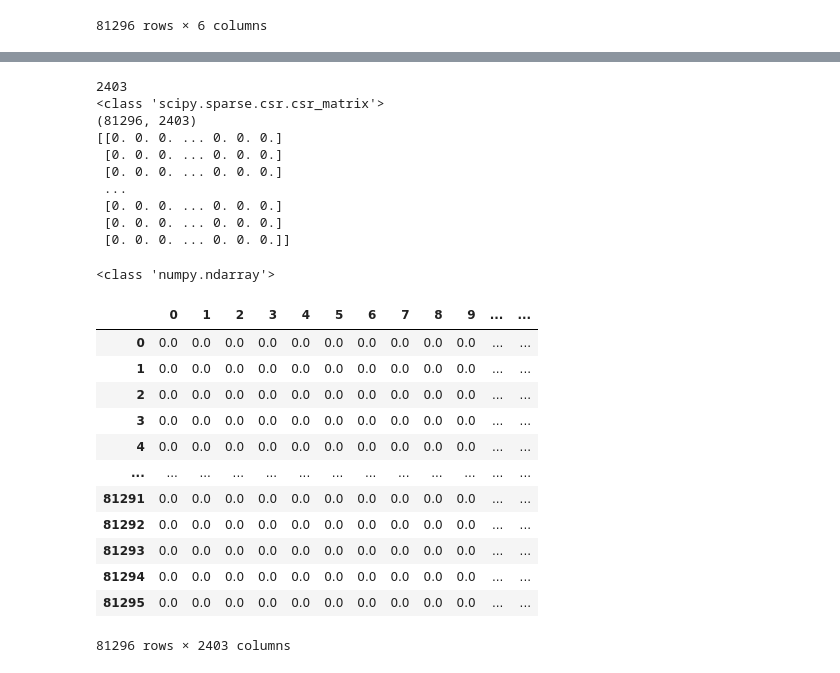
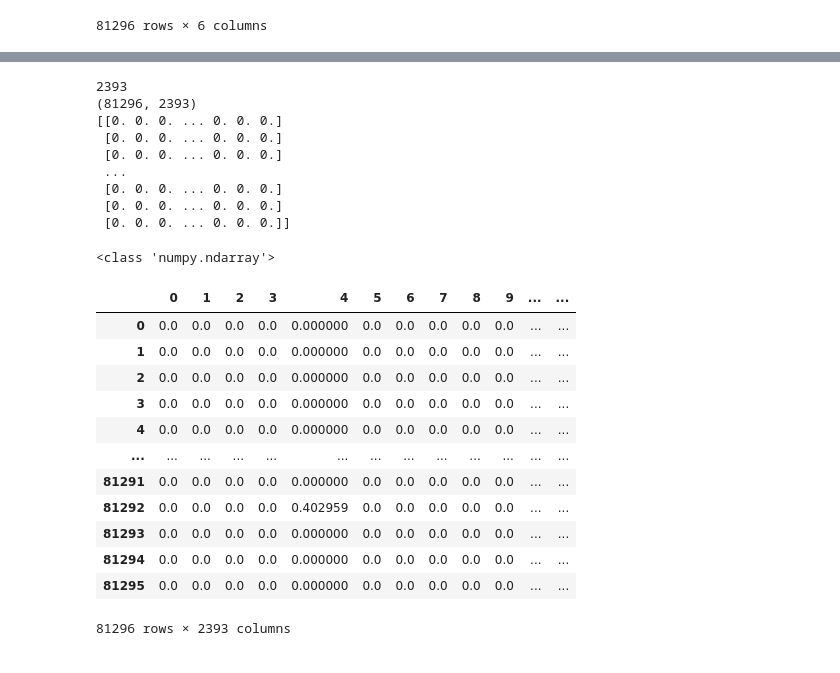
Before and after one commit to slowisfast2030/golden_data, a Jupyter notebook: feature_tfidf.ipynb, the cells around one changed output, grey strips where cells are left out. Saved outputs shown, nothing was run; the diff lists cells and outputs as text; code cells hidden in the pictures.

```diff
--- a/feature_tfidf.ipynb
+++ b/feature_tfidf.ipynb
@@ -50,7 +106,7 @@ from sklearn.feature_extraction.text import TfidfVectorizer
 # text = ["The quick brown fox jumped over the lazy dog.",
 #         "The dog.",
 #         "The fox"]
-text = df1['tags_jieba']
+text = df1['tags_jieba_filter']
 # 建立transform
 vectorizer = TfidfVectorizer()
 # 分词，建立词汇表
@@ -60,9 +116,11 @@ vectorizer.fit(text)
 #print(vectorizer.vocabulary_)
 #print(vectorizer.idf_)
 
-for word, index in vectorizer.vocabulary_.items():
-    #print(word, vectorizer.idf_[index])
-    pass
+with open("./word_idf_temp", "w") as fo:
+    for word, index in vectorizer.vocabulary_.items():
+        fo.write("{}\t{}\n".format(word, vectorizer.idf_[index]))
+        #print(word, vectorizer.idf_[index])
+
 
 # 词典的大小
 print(len(vectorizer.vocabulary_))
@@ -72,9 +130,8 @@ vector = vectorizer.transform(text)
 print(vector.shape)
 print(vector.toarray())
 # %% [output]
-2403
-<class 'scipy.sparse.csr.csr_matrix'>
-(81296, 2403)
+2393
+(81296, 2393)
 [[0. 0. 0. ... 0. 0. 0.]
  [0. 0. 0. ... 0. 0. 0.]
  [0. 0. 0. ... 0. 0. 0.]
@@ -84,19 +141,20 @@ print(vector.toarray())
  [0. 0. 0. ... 0. 0. 0.]]
 # %%
 print(type(vector.toarray()))
-pd.DataFrame(vector.toarray())
+tfidf = pd.DataFrame(vector.toarray())
+tfidf
 # %% [output]
 <class 'numpy.ndarray'>
 |  | 0 | 1 | 2 | 3 | 4 | 5 | 6 | 7 | 8 | 9 | ... | ... |
-| 0 | 0.0 | 0.0 | 0.0 | 0.0 | 0.0 | 0.0 | 0.0 | 0.0 | 0.0 | 0.0 | ... | ... |
-| 1 | 0.0 | 0.0 | 0.0 | 0.0 | 0.0 | 0.0 | 0.0 | 0.0 | 0.0 | 0.0 | ... | ... |
-| 2 | 0.0 | 0.0 | 0.0 | 0.0 | 0.0 | 0.0 | 0.0 | 0.0 | 0.0 | 0.0 | ... | ... |
-| 3 | 0.0 | 0.0 | 0.0 | 0.0 | 0.0 | 0.0 | 0.0 | 0.0 | 0.0 | 0.0 | ... | ... |
-| 4 | 0.0 | 0.0 | 0.0 | 0.0 | 0.0 | 0.0 | 0.0 | 0.0 | 0.0 | 0.0 | ... | ... |
+| 0 | 0.0 | 0.0 | 0.0 | 0.0 | 0.000000 | 0.0 | 0.0 | 0.0 | 0.0 | 0.0 | ... | ... |
+| 1 | 0.0 | 0.0 | 0.0 | 0.0 | 0.000000 | 0.0 | 0.0 | 0.0 | 0.0 | 0.0 | ... | ... |
+| 2 | 0.0 | 0.0 | 0.0 | 0.0 | 0.000000 | 0.0 | 0.0 | 0.0 | 0.0 | 0.0 | ... | ... |
+| 3 | 0.0 | 0.0 | 0.0 | 0.0 | 0.000000 | 0.0 | 0.0 | 0.0 | 0.0 | 0.0 | ... | ... |
+| 4 | 0.0 | 0.0 | 0.0 | 0.0 | 0.000000 | 0.0 | 0.0 | 0.0 | 0.0 | 0.0 | ... | ... |
 | ... | ... | ... | ... | ... | ... | ... | ... | ... | ... | ... | ... | ... |
-| 81291 | 0.0 | 0.0 | 0.0 | 0.0 | 0.0 | 0.0 | 0.0 | 0.0 | 0.0 | 0.0 | ... | ... |
-| 81292 | 0.0 | 0.0 | 0.0 | 0.0 | 0.0 | 0.0 | 0.0 | 0.0 | 0.0 | 0.0 | ... | ... |
-| 81293 | 0.0 | 0.0 | 0.0 | 0.0 | 0.0 | 0.0 | 0.0 | 0.0 | 0.0 | 0.0 | ... | ... |
-| 81294 | 0.0 | 0.0 | 0.0 | 0.0 | 0.0 | 0.0 | 0.0 | 0.0 | 0.0 | 0.0 | ... | ... |
-| 81295 | 0.0 | 0.0 | 0.0 | 0.0 | 0.0 | 0.0 | 0.0 | 0.0 | 0.0 | 0.0 | ... | ... |
+| 81291 | 0.0 | 0.0 | 0.0 | 0.0 | 0.000000 | 0.0 | 0.0 | 0.0 | 0.0 | 0.0 | ... | ... |
+| 81292 | 0.0 | 0.0 | 0.0 | 0.0 | 0.402959 | 0.0 | 0.0 | 0.0 | 0.0 | 0.0 | ... | ... |
+| 81293 | 0.0 | 0.0 | 0.0 | 0.0 | 0.000000 | 0.0 | 0.0 | 0.0 | 0.0 | 0.0 | ... | ... |
+| 81294 | 0.0 | 0.0 | 0.0 | 0.0 | 0.000000 | 0.0 | 0.0 | 0.0 | 0.0 | 0.0 | ... | ... |
+| 81295 | 0.0 | 0.0 | 0.0 | 0.0 | 0.000000 | 0.0 | 0.0 | 0.0 | 0.0 | 0.0 | ... | ... |
-81296 rows × 2403 columns
+81296 rows × 2393 columns
```
Also changed, not shown: parts of 5 cells of this notebook, 3 other files.
